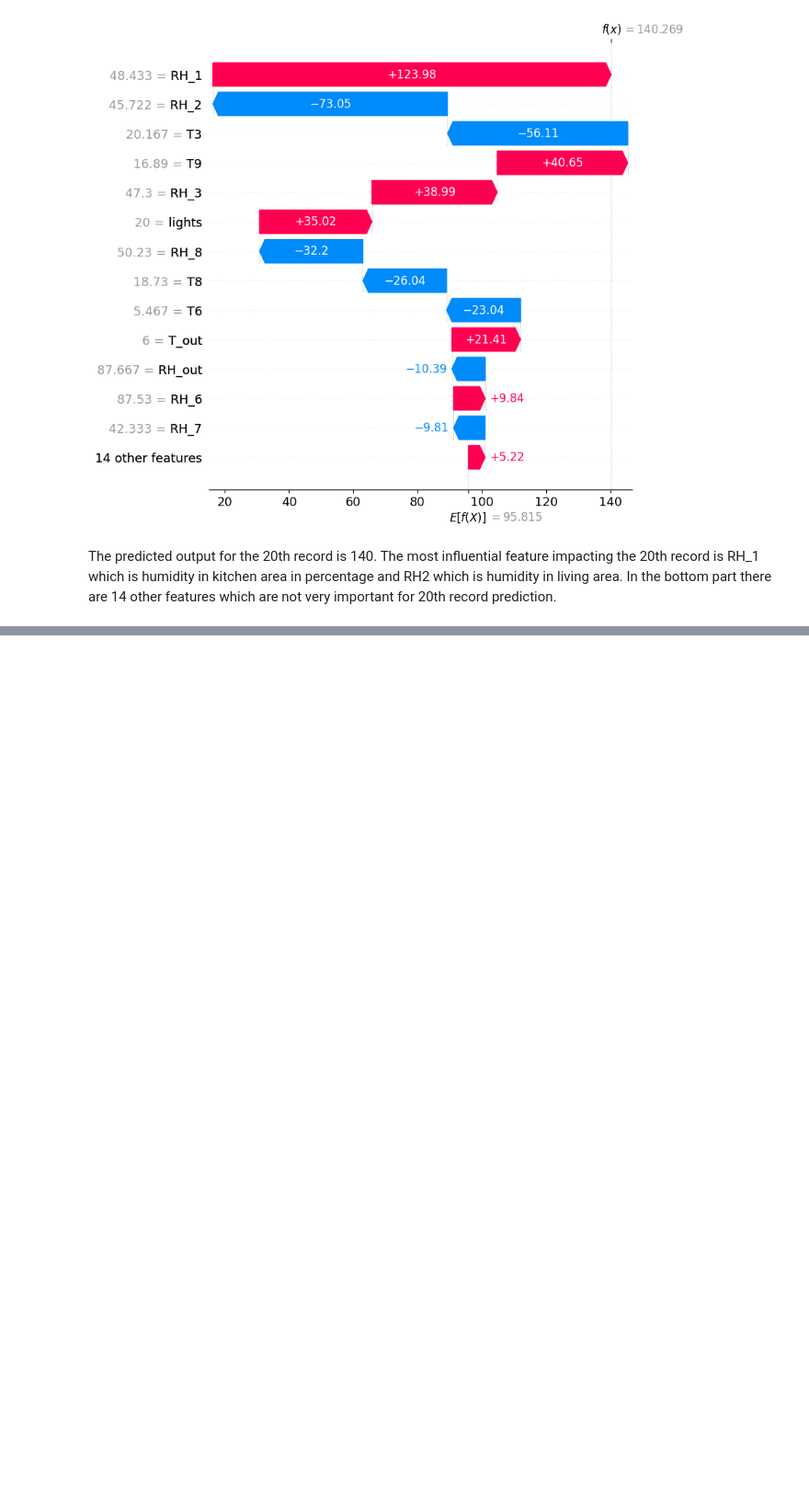
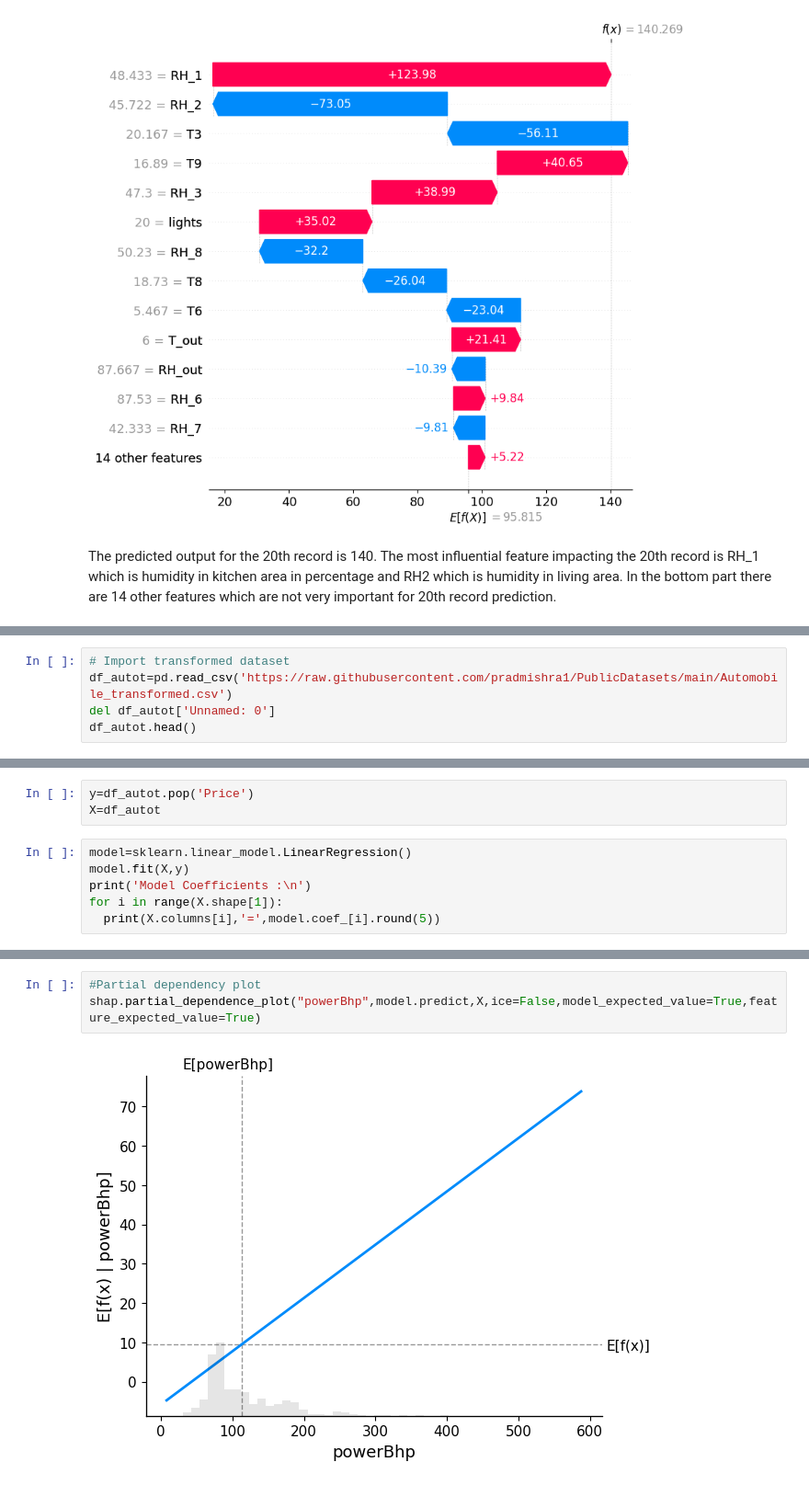
Before and after one commit to Chirag314/Interpretable-AI, a Jupyter notebook: Explainable.ipynb, the cells around one changed output, grey strips where cells are left out. Shown at 92% size. Saved outputs shown, nothing was run; the diff lists cells and outputs as text; blank space fills up the shorter version.

```diff
--- a/Explainable.ipynb
+++ b/Explainable.ipynb
@@ -143,0 +197,5 @@ The predicted output for the 20th record is 140. The most influential feature im
+# %%
+# Import transformed dataset
+df_autot=pd.read_csv('https://raw.githubusercontent.com/pradmishra1/PublicDatasets/main/Automobile_transformed.csv')
+del df_autot['Unnamed: 0']
+df_autot.head()
@@ -143,0 +221,9 @@ The predicted output for the 20th record is 140. The most influential feature im
+# %%
+y=df_autot.pop('Price')
+X=df_autot
+# %%
+model=sklearn.linear_model.LinearRegression()
+model.fit(X,y)
+print('Model Coefficients :\n')
+for i in range(X.shape[1]):
+  print(X.columns[i],'=',model.coef_[i].round(5))
@@ -143,0 +277,5 @@ The predicted output for the 20th record is 140. The most influential feature im
+# %%
+#Partial dependency plot
+shap.partial_dependence_plot("powerBhp",model.predict,X,ice=False,model_expected_value=True,feature_expected_value=True)
+# %% [output]
+[figure, added]
```
Also changed, not shown: parts of 18 cells of this notebook.
